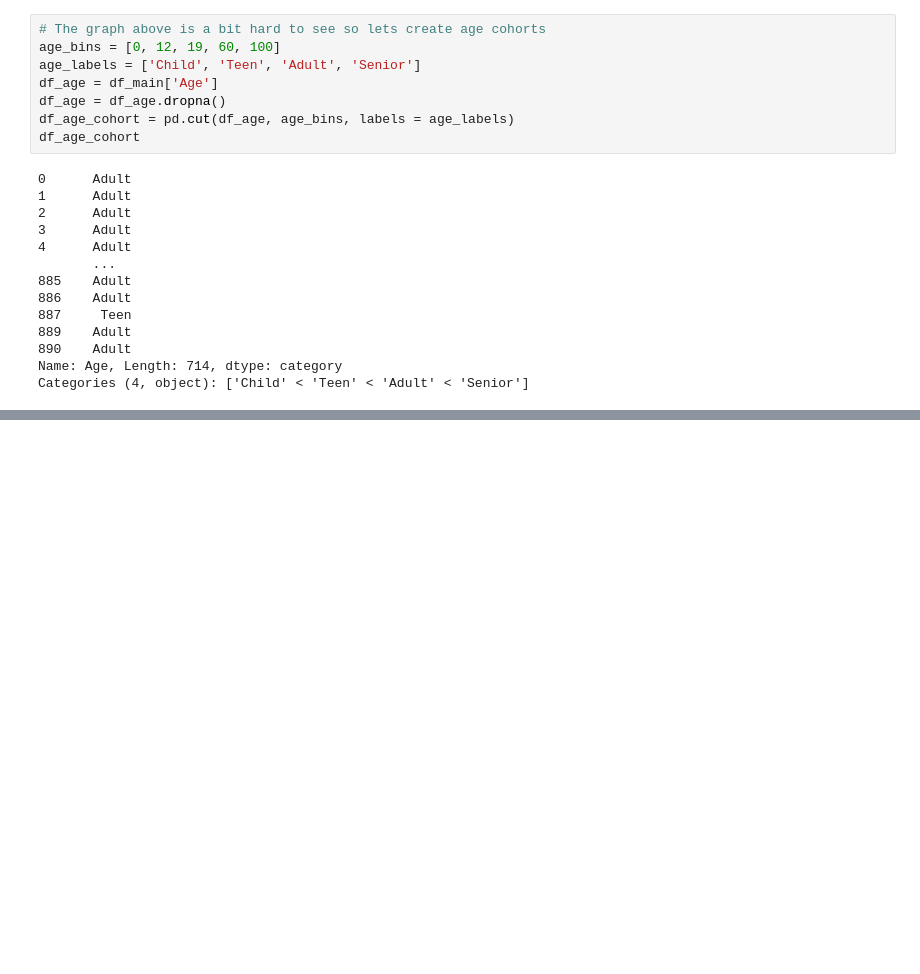
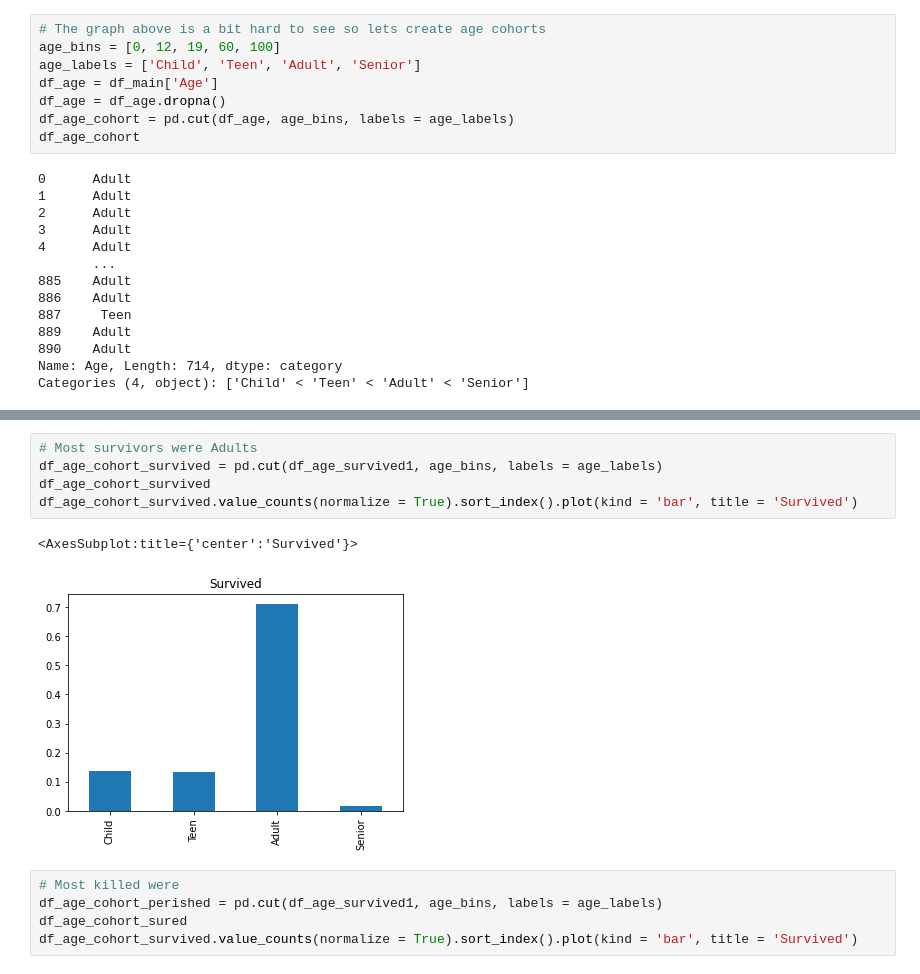
Before and after one commit to AmitSamra/Titanic, a Jupyter notebook: Titanic.ipynb, the cells around one changed output, grey strips where cells are left out. Drawn from its saved outputs; the diff is of its cells as text; blank space fills up the shorter version.

```diff
--- a/Titanic.ipynb
+++ b/Titanic.ipynb
@@ -508,0 +510,13 @@ df_age_cohort.value_counts(normalize = True).plot(kind = 'bar')
+# %%
+# Most survivors were Adults
+df_age_cohort_survived = pd.cut(df_age_survived1, age_bins, labels = age_labels)
+df_age_cohort_survived
+df_age_cohort_survived.value_counts(normalize = True).sort_index().plot(kind = 'bar', title = 'Survived')
+# %% [output]
+<AxesSubplot:title={'center':'Survived'}>
+[figure, added]
+# %%
+# Most killed were
+df_age_cohort_perished = pd.cut(df_age_survived1, age_bins, labels = age_labels)
+df_age_cohort_sured
+df_age_cohort_survived.value_counts(normalize = True).sort_index().plot(kind = 'bar', title = 'Survived')
```
Also changed, not shown: parts of 1 cell of this notebook.
